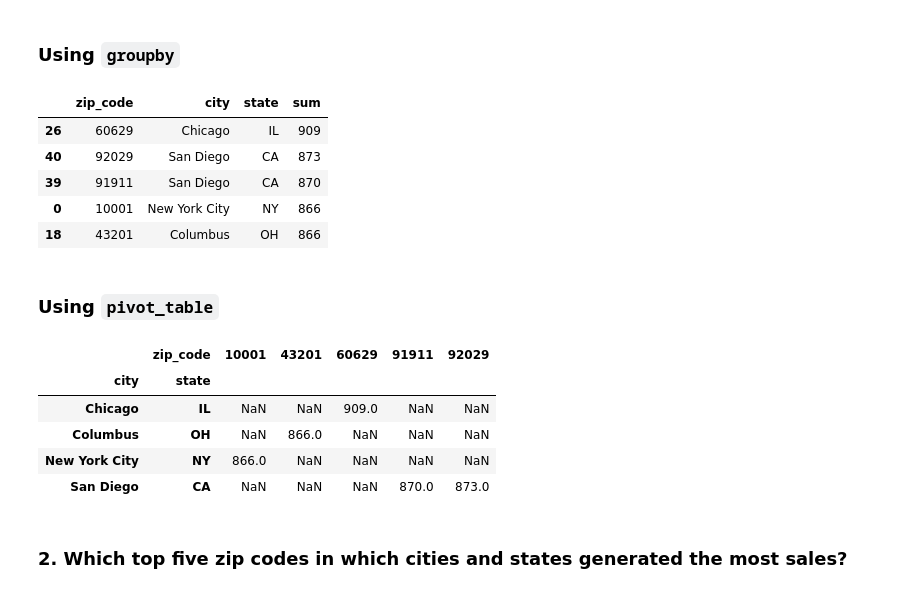
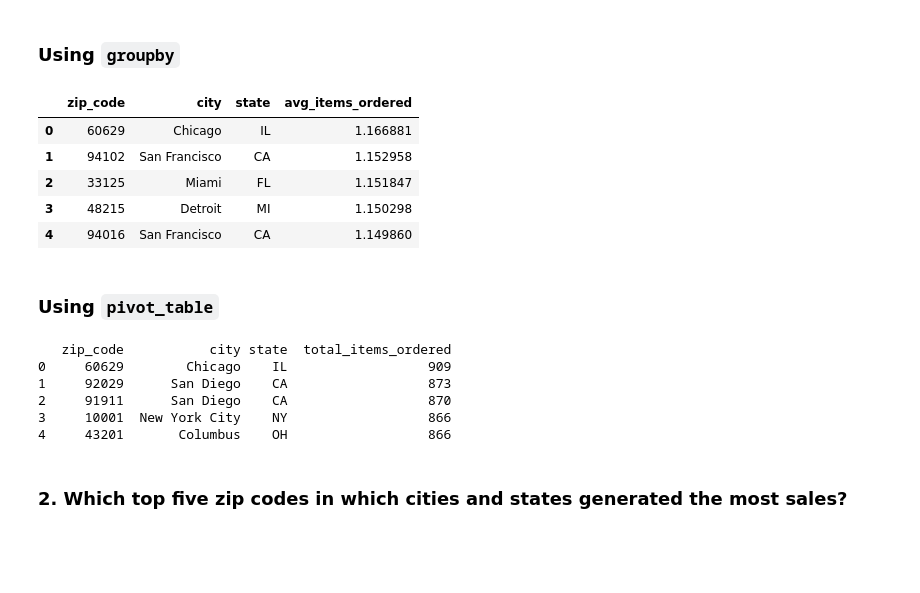
Before and after one commit to kidushaftom/athletic-sales-analysis, a Jupyter notebook: sales_data_starter_code.ipynb, the cells around one changed output. Saved outputs shown, nothing was run; the diff lists cells and outputs as text; code cells hidden in the pictures; blank space fills up the shorter version.

```diff
--- a/sales_data_starter_code.ipynb
+++ b/sales_data_starter_code.ipynb
@@ -142,6 +142,6 @@ dtypes: float64(1), int64(3), object(4)
 memory usage: 2.2+ MB
 # %%
 # Convert the "order_date" column to a datetime datatype.
-sales['order_date'] = pd.to_datetime(sales['order_date'],format='%Y-%m-%d')
+sales['order_date'] = pd.to_datetime(sales['order_date'])
 # %%
 # Confirm that the data type has been changed.
@@ -165,39 +162,42 @@ Name: order_date, dtype: datetime64[ns]
 # %%
 # Show the average number items ordered for each state, city, and zip code.
 # Rename the sum column to reflect the data in the column.
 
-total_order = sales.groupby(['zip_code','city','state']).agg({'quantity_ordered':'sum'}).reset_index()
+avg_order = sales.groupby(['zip_code','city','state']).agg({'quantity_ordered':'mean'}).reset_index()
 
 # Show the top 5 results.
-total_order.rename(columns={'quantity_ordered':'sum'},inplace= True)
+avg_order.rename(columns={'quantity_ordered':'avg_items_ordered'},inplace= True)
 
-top_5_qty = total_order.sort_values('sum',ascending= False).head(5)
-top_5_qty
+top_5_qty = avg_order.sort_values('avg_items_ordered',ascending= False).head(5)
+top_5_qty.reset_index(drop = True)
 # %% [output]
-|  | zip_code | city | state | sum |
-| 26 | 60629 | Chicago | IL | 909 |
-| 40 | 92029 | San Diego | CA | 873 |
-| 39 | 91911 | San Diego | CA | 870 |
-| 0 | 10001 | New York City | NY | 866 |
-| 18 | 43201 | Columbus | OH | 866 |
+|  | zip_code | city | state | avg_items_ordered |
+| 0 | 60629 | Chicago | IL | 1.166881 |
+| 1 | 94102 | San Francisco | CA | 1.152958 |
+| 2 | 33125 | Miami | FL | 1.151847 |
+| 3 | 48215 | Detroit | MI | 1.150298 |
+| 4 | 94016 | San Francisco | CA | 1.149860 |
 # %% [markdown]
 ### Using `pivot_table`
 # %%
 # Show the total number of items ordered for each state, city, and zip code.
-qty_pivot = top_5_qty.pivot(index = ['city','state'],columns=['zip_code'], values='sum')
+total_items_ordered = sales.groupby(['zip_code','city','state']).agg({'quantity_ordered':'sum'})
 
 # Rename the "sum" column to "Avg_Number_Products_Ordered"
+total_items_ordered .rename(columns={'quantity_ordered':'total_items_ordered'},inplace= True)
 
+top_total_ordered = total_items_ordered.sort_values('total_items_ordered',ascending= False).head(5)
 
+print(top_total_ordered.reset_index())
 # Show the top 5 results.
-qty_pivot
+#top_total_ordered.reset_index(drop = True)
 # %% [output]
-|  | zip_code | 10001 | 43201 | 60629 | 91911 | 92029 |
-| city | state |  |  |  |  |  |
-| Chicago | IL | NaN | NaN | 909.0 | NaN | NaN |
-| Columbus | OH | NaN | 866.0 | NaN | NaN | NaN |
-| New York City | NY | 866.0 | NaN | NaN | NaN | NaN |
-| San Diego | CA | NaN | NaN | NaN | 870.0 | 873.0 |
+   zip_code           city state  total_items_ordered
+0     60629        Chicago    IL                  909
+1     92029      San Diego    CA                  873
+2     91911      San Diego    CA                  870
+3     10001  New York City    NY                  866
+4     43201       Columbus    OH                  866
 # %% [markdown]
 ### 2. Which top five zip codes in which cities and states generated the most sales?
 # %% [markdown]
```
Also changed, not shown: parts of 7 cells of this notebook, 1 other file.
